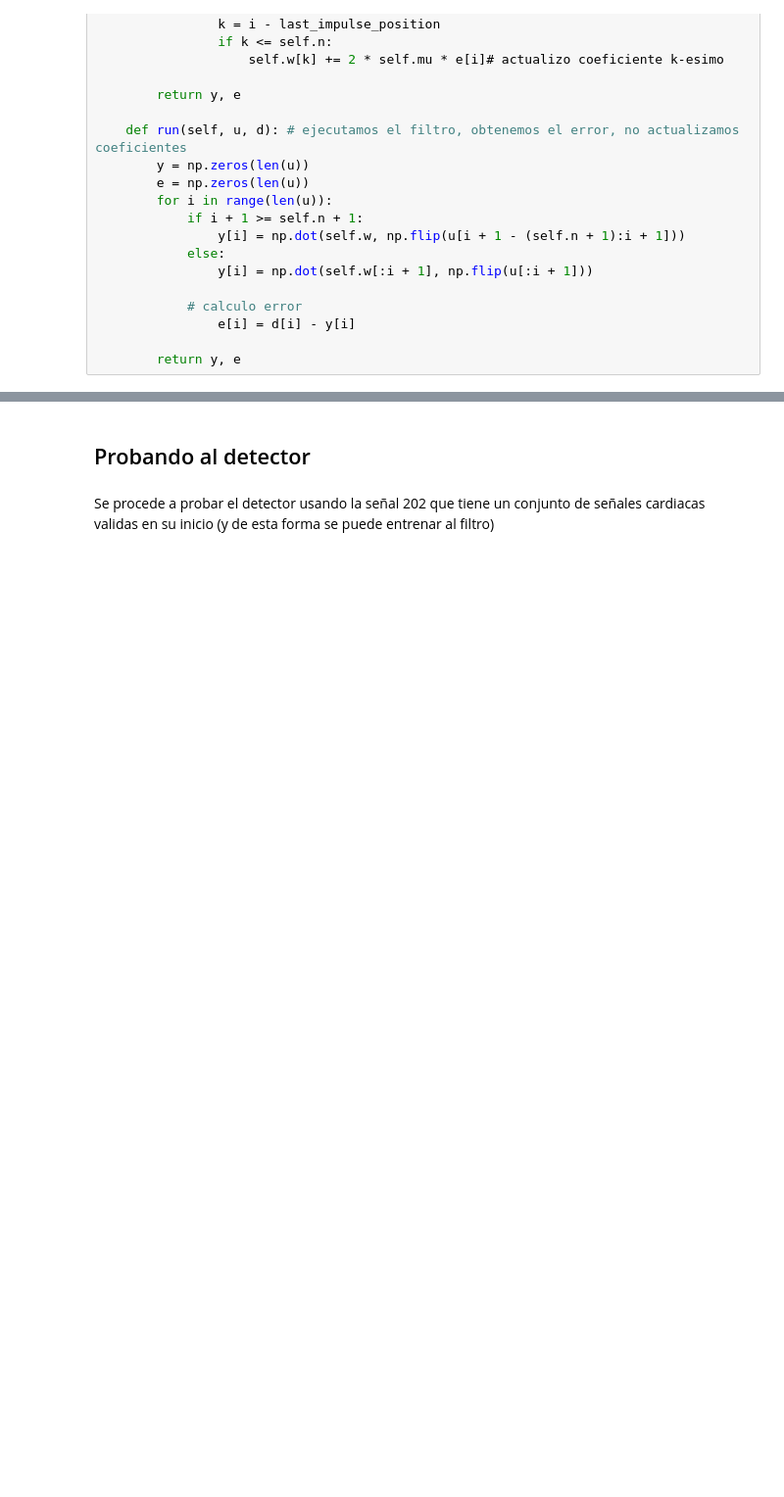
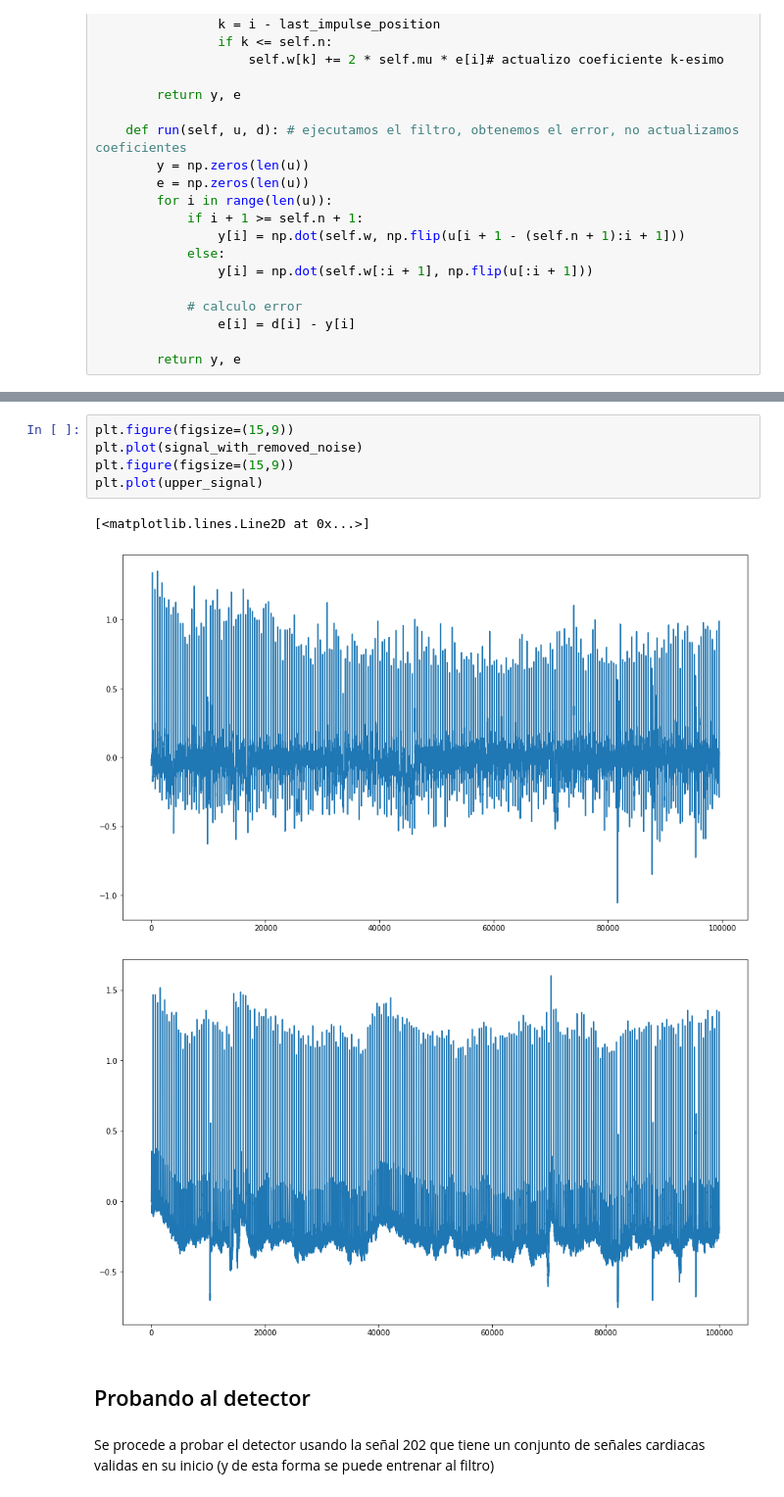
Before and after one commit to newtonis/Electrocardiogram-LMS, a Jupyter notebook: Electrocardiogram_anomalies.ipynb, the cells around one changed output, grey strips where cells are left out. Shown at 98% size. Saved outputs shown, nothing was run; the diff lists cells and outputs as text; blank space fills up the shorter version.

```diff
--- a/Electrocardiogram_anomalies.ipynb
+++ b/Electrocardiogram_anomalies.ipynb
@@ -347,3 +362,12 @@ class filterARF:
+# %%
+plt.figure(figsize=(15,9))
+plt.plot(signal_with_removed_noise)
+plt.figure(figsize=(15,9))
+plt.plot(upper_signal)
+# %% [output]
+[<matplotlib.lines.Line2D at 0x...>]
+[figure, added]
+[figure, added]
 # %% [markdown]
 ## Probando al detector
 # %% [markdown]
```
Also changed, not shown: parts of 7 cells of this notebook.
